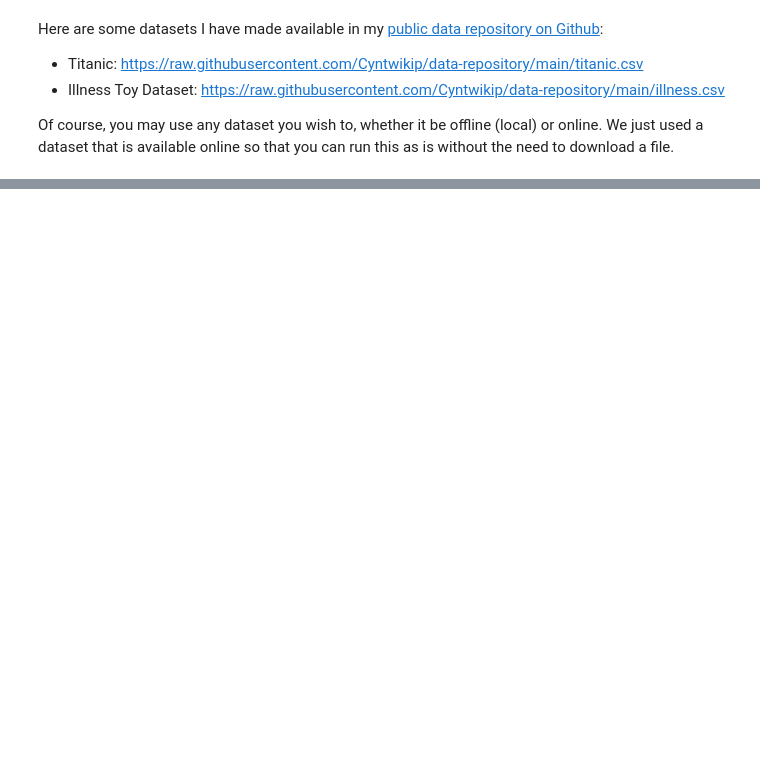
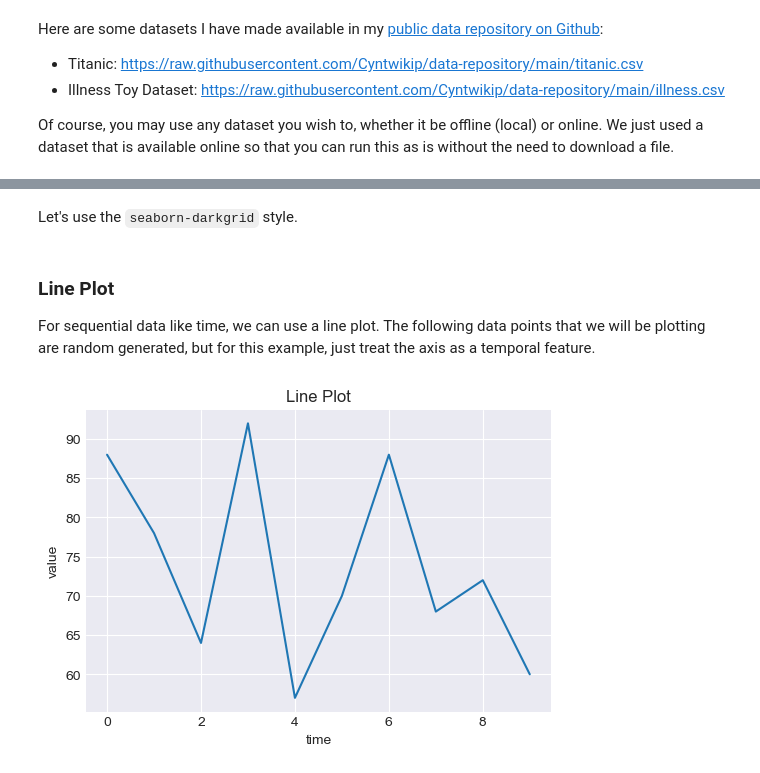
Before and after one commit to Cyntwikip/Python-101, a Jupyter notebook: python_ds.ipynb, the cells around one changed output, grey strips where cells are left out. Saved outputs shown, nothing was run; the diff lists cells and outputs as text; code cells hidden in the pictures; blank space fills up the shorter version.

Commit message:
feat: finish python in data science notebook

```diff
--- a/python_ds.ipynb
+++ b/python_ds.ipynb
@@ -27,0 +620,23 @@ Of course, you may use any dataset you wish to, whether it be offline (local) or
+# %% [markdown]
+Let's use the `seaborn-darkgrid` style.
+# %%
+plt.style.use('seaborn-darkgrid')
+# %% [markdown]
+### Line Plot
+
+For sequential data like time, we can use a line plot. The following data points that we will be plotting are random generated, but for this example, just treat the axis as a temporal feature.
+# %%
+np.random.seed(42)
+
+x = np.arange(10)
+y = np.random.randint(50, 100, size=10)
+
+plt.figure(figsize=(6, 4), dpi=100)
+plt.ylabel('value')
+plt.xlabel('time')
+plt.title('Line Plot')
+
+plt.plot(x, y)
+plt.show()
+# %% [output]
+[figure, added]
```
Also changed, not shown: parts of 95 cells of this notebook.
